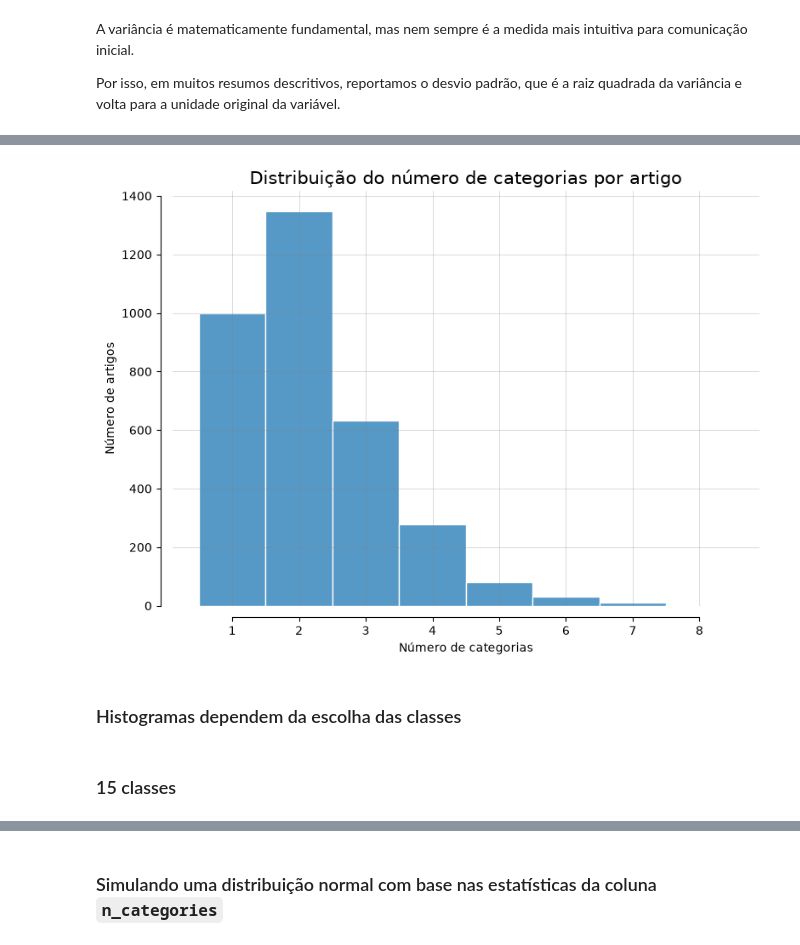
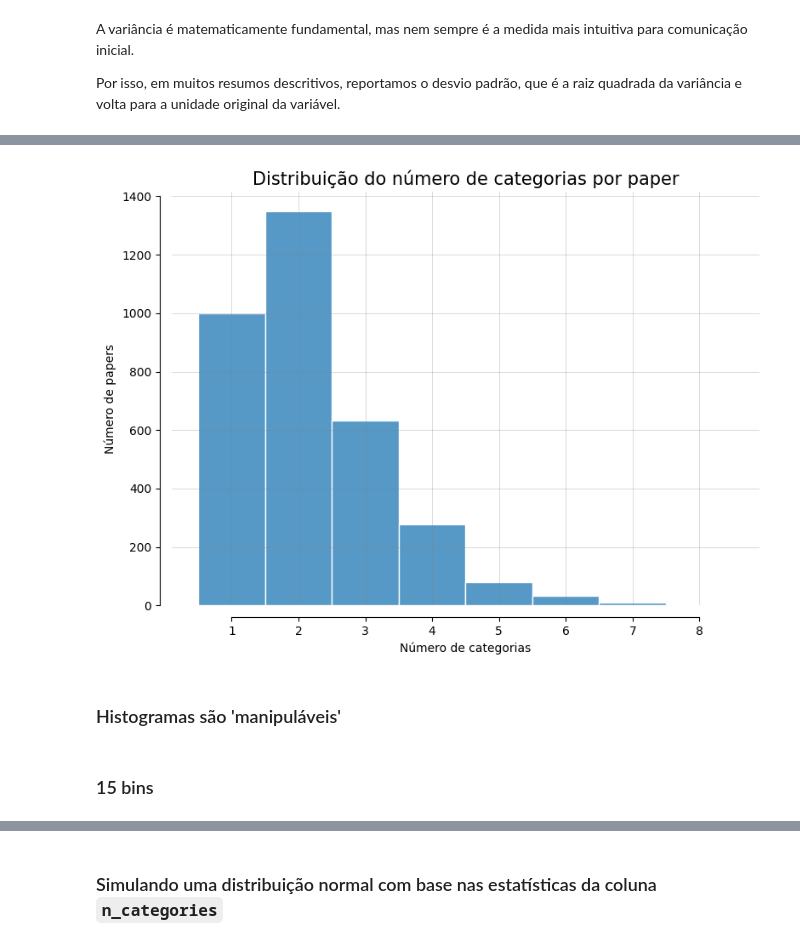
Before and after one commit to jhlopesalves/eda_humanidades, a Jupyter notebook: encontro_5/enc_5.ipynb, the cells around one changed output, grey strips where cells are left out. Cells and saved outputs as stored; diff of their text form; code cells hidden in the pictures.

```diff
--- a/encontro_5/enc_5.ipynb
+++ b/encontro_5/enc_5.ipynb
@@ -12,7 +12,8 @@ import scipy.stats as stats
 import seaborn as sns
 # %%
 arxiv_url = (
-    "https://raw.githubusercontent.com/jhlopesalves/eda_humanidades/refs/heads/main/"
+    "https://raw.githubusercontent.com/jhlopesalves/"
+    "eda_humanidades/refs/heads/main/"
     "encontro_5/data/arxiv_eda_papers.csv"
 )
 
@@ -20,9 +21,6 @@ arxiv_df = pd.read_csv(
     arxiv_url,
     dtype={"paper_id": "string"},
 )
-
-identificadores_de_controle = {"2205.10370", "2007.03500"}
-assert identificadores_de_controle.issubset(set(arxiv_df["paper_id"]))
 # %%
 arxiv_df.head()
 # %% [output]
@@ -199,30 +199,30 @@ plt.show()
 # %%
 fig, ax = plt.subplots(figsize=(8, 6))
 
 sns.histplot(
     data=arxiv_df,
     x="n_categories",
     discrete=True,
     ax=ax,
     edgecolor="white",
 )
 
-ax.set_title("Distribuição do número de categorias por artigo", fontsize=15)
+ax.set_title("Distribuição do número de categorias por paper", fontsize=15)
 ax.set(
     xlabel="Número de categorias",
-    ylabel="Número de artigos",
+    ylabel="Número de papers",
 )
 ax.grid(True, alpha=0.4, linewidth=0.5, color="grey")
 
 
 sns.despine(ax=ax, top=True, right=True, trim=True, offset=10)
 plt.tight_layout()
 plt.show()
 # %% [output]
-[figure, old version]
+[figure, new version]
 # %% [markdown]
-### Histogramas dependem da escolha das classes
+### Histogramas são 'manipuláveis'
 # %% [markdown]
-### 15 classes
+### 15 bins
 # %%
 arxiv_df["n_categories"].plot(kind="hist", bins=15)
```
Also changed, not shown: parts of 20 cells of this notebook, 33 other files.
